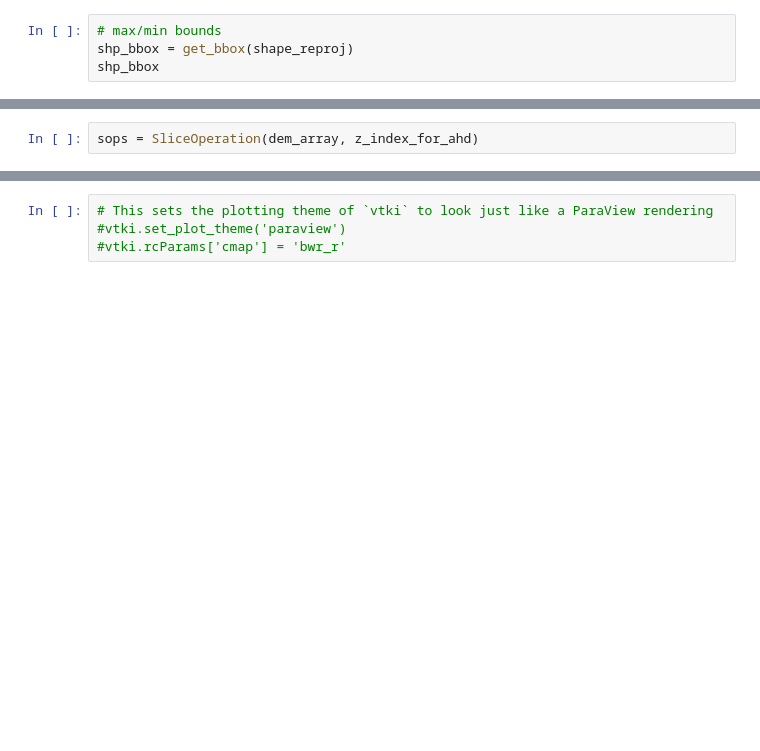
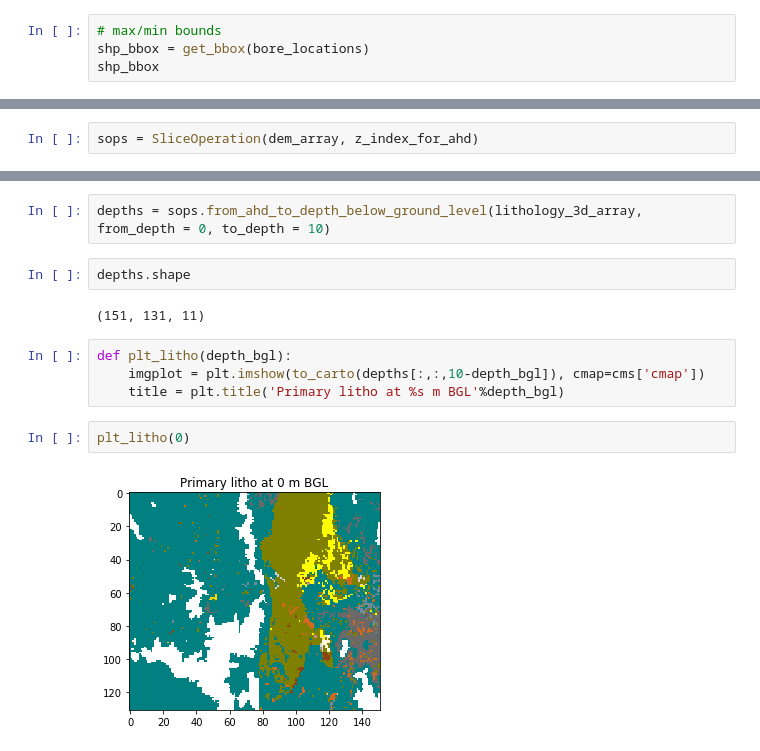
Before and after one commit to csiro-hydrogeology/pyela-doc, a Jupyter notebook: tutorials/getting_started.ipynb, the cells around one changed output, grey strips where cells are left out. Saved outputs shown, nothing was run; the diff lists cells and outputs as text; blank space fills up the shorter version.

```diff
--- a/tutorials/getting_started.ipynb
+++ b/tutorials/getting_started.ipynb
@@ -424,6 +436,6 @@ df.to_pickle(classified_logs_filename)
 ## Interpolate over a regular grid
 # %%
 # max/min bounds
-shp_bbox = get_bbox(shape_reproj)
+shp_bbox = get_bbox(bore_locations)
 shp_bbox
 # %% [output]
@@ -615,4 +602,14 @@ import PVGeo
-# %%
-# This sets the plotting theme of `vtki` to look just like a ParaView rendering
-#vtki.set_plot_theme('paraview')
-#vtki.rcParams['cmap'] = 'bwr_r'
+# %%
+depths = sops.from_ahd_to_depth_below_ground_level(lithology_3d_array, from_depth = 0, to_depth = 10)
+# %%
+depths.shape
+# %% [output]
+(151, 131, 11)
+# %%
+def plt_litho(depth_bgl):
+    imgplot = plt.imshow(to_carto(depths[:,:,10-depth_bgl]), cmap=cms['cmap'])
+    title = plt.title('Primary litho at %s m BGL'%depth_bgl)
+# %%
+plt_litho(0)
+# %% [output]
+[figure, added]
```
Also changed, not shown: parts of 78 cells of this notebook, 1 other file.
